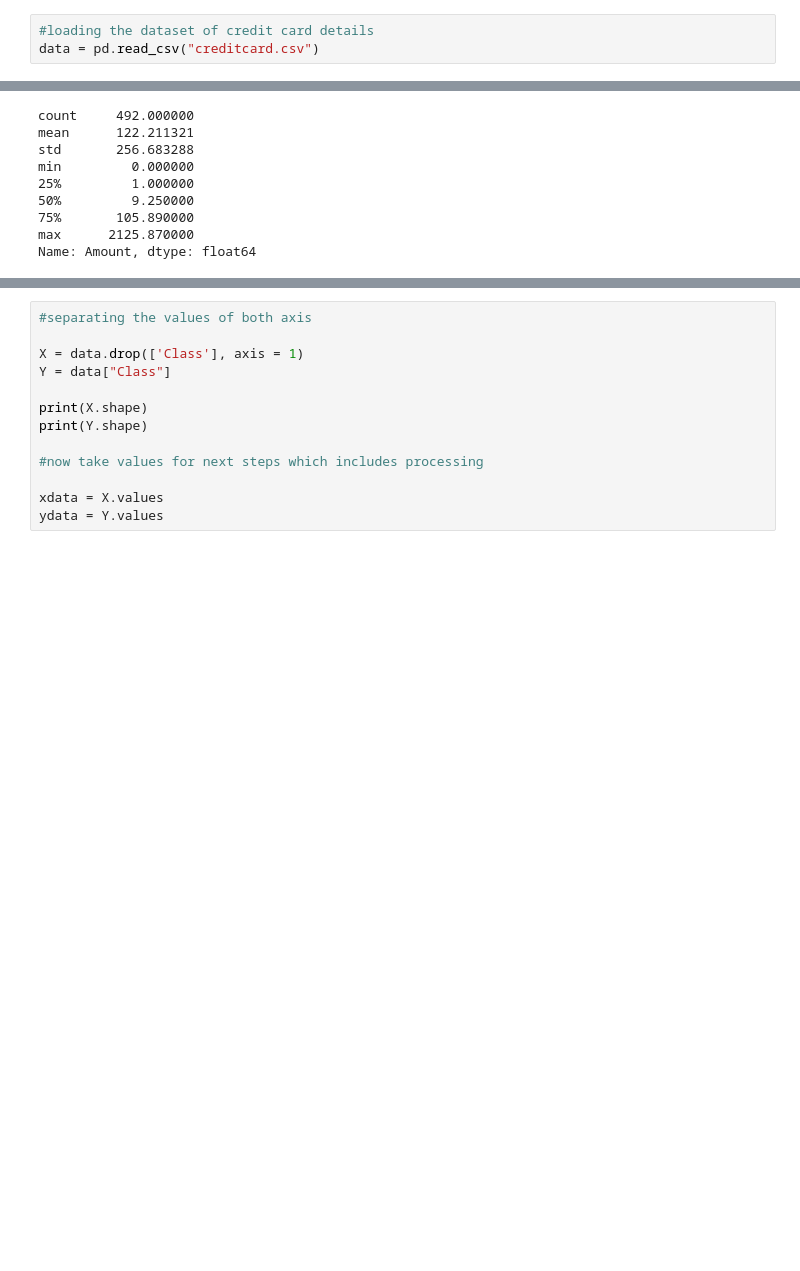
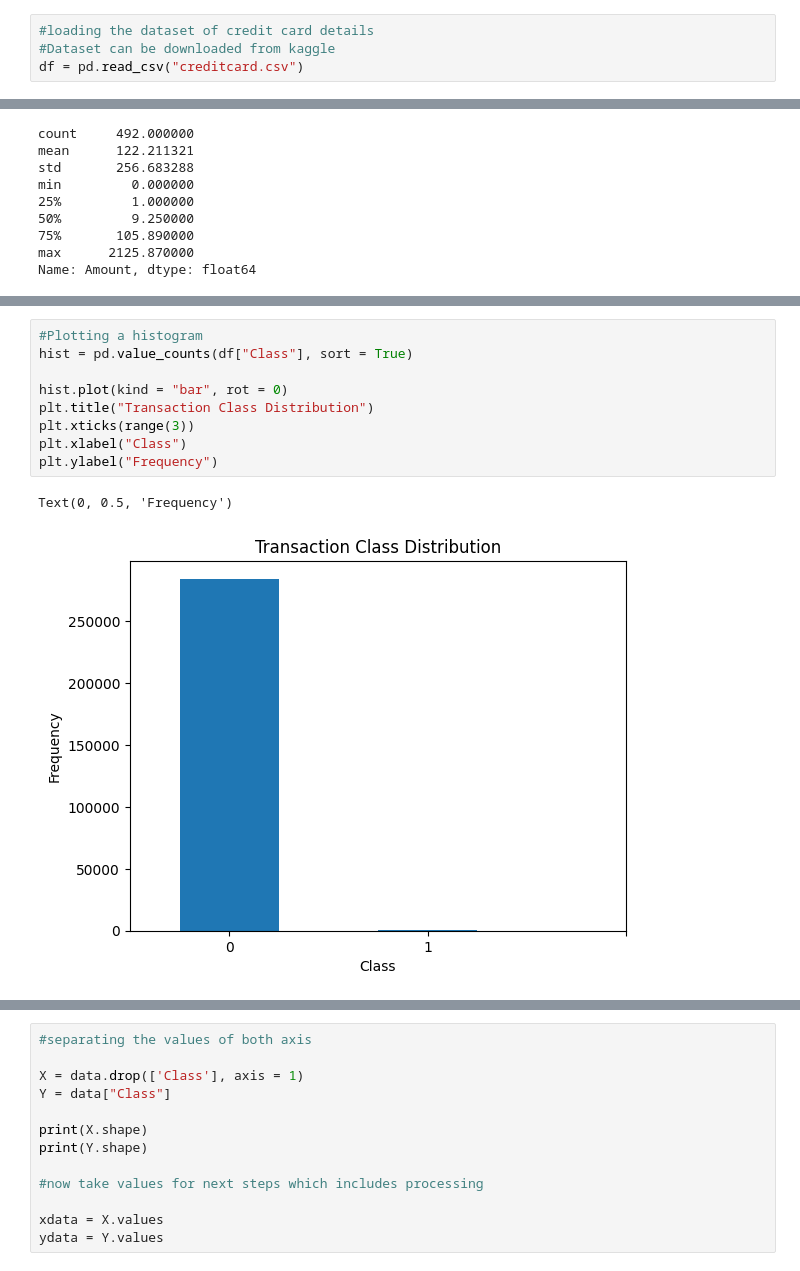
Before and after one commit to rk0802p/cc-fraud-detection, a Jupyter notebook: main.ipynb, the cells around one changed output, grey strips where cells are left out. Drawn from its saved outputs; the diff is of its cells as text; blank space fills up the shorter version.

```diff
--- a/main.ipynb
+++ b/main.ipynb
@@ -9,6 +9,7 @@ import seaborn as sns
 from matplotlib import gridspec
 # %%
 #loading the dataset of credit card details
-data = pd.read_csv("creditcard.csv")
+#Dataset can be downloaded from kaggle
+df = pd.read_csv("creditcard.csv")
 # %%
 #Taking a look at how does our data looks
@@ -75 +118,13 @@ Name: Amount, dtype: float64
+# %%
+#Plotting a histogram
+hist = pd.value_counts(df["Class"], sort = True)
+
+hist.plot(kind = "bar", rot = 0)
+plt.title("Transaction Class Distribution")
+plt.xticks(range(3))
+plt.xlabel("Class")
+plt.ylabel("Frequency")
+# %% [output]
+Text(0, 0.5, 'Frequency')
+[figure, added]
 # %%
```
Also changed, not shown: parts of 8 cells of this notebook, 1 other file.
